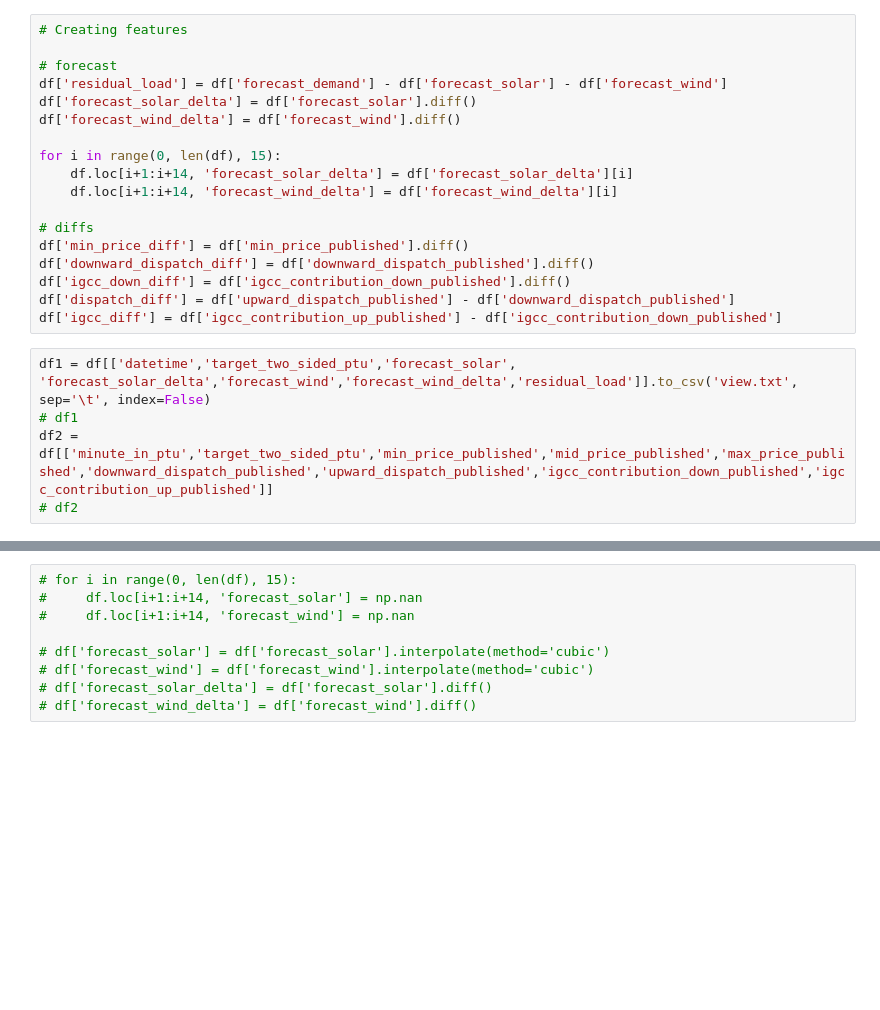
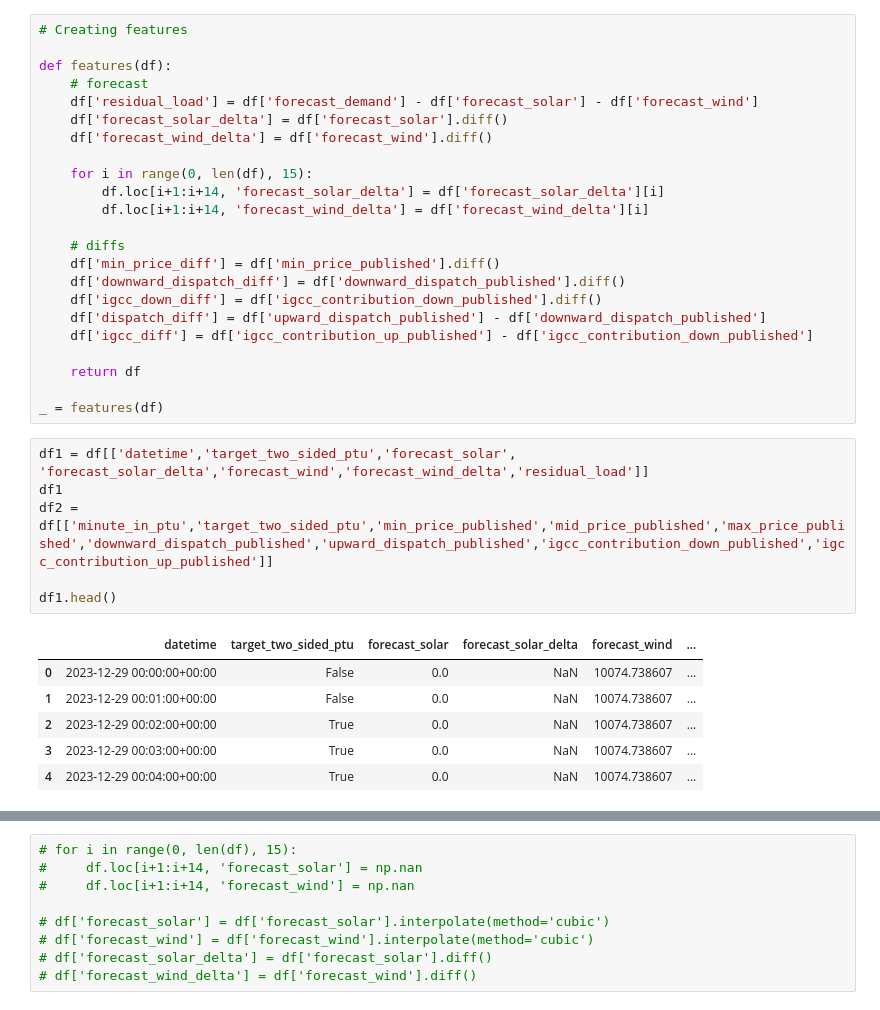
Before and after one commit to SmallNub/tweedejaars_project, a Jupyter notebook: notebooks/feature_engineering.ipynb, the cells around one changed output, grey strips where cells are left out. Saved outputs shown, nothing was run; the diff lists cells and outputs as text; blank space fills up the shorter version.

```diff
--- a/notebooks/feature_engineering.ipynb
+++ b/notebooks/feature_engineering.ipynb
@@ -35,26 +36,39 @@ Index(['datetime', 'import_capacity', 'upward_dispatch_published',
 # %%
 # Creating features
 
-# forecast
-df['residual_load'] = df['forecast_demand'] - df['forecast_solar'] - df['forecast_wind']
-df['forecast_solar_delta'] = df['forecast_solar'].diff()
-df['forecast_wind_delta'] = df['forecast_wind'].diff()
+def features(df):
+    # forecast
+    df['residual_load'] = df['forecast_demand'] - df['forecast_solar'] - df['forecast_wind']
+    df['forecast_solar_delta'] = df['forecast_solar'].diff()
+    df['forecast_wind_delta'] = df['forecast_wind'].diff()
 
-for i in range(0, len(df), 15):
-    df.loc[i+1:i+14, 'forecast_solar_delta'] = df['forecast_solar_delta'][i]
-    df.loc[i+1:i+14, 'forecast_wind_delta'] = df['forecast_wind_delta'][i]
+    for i in range(0, len(df), 15):
+        df.loc[i+1:i+14, 'forecast_solar_delta'] = df['forecast_solar_delta'][i]
+        df.loc[i+1:i+14, 'forecast_wind_delta'] = df['forecast_wind_delta'][i]
 
-# diffs
-df['min_price_diff'] = df['min_price_published'].diff()
-df['downward_dispatch_diff'] = df['downward_dispatch_published'].diff()
-df['igcc_down_diff'] = df['igcc_contribution_down_published'].diff()
-df['dispatch_diff'] = df['upward_dispatch_published'] - df['downward_dispatch_published']
-df['igcc_diff'] = df['igcc_contribution_up_published'] - df['igcc_contribution_down_published']
+    # diffs
+    df['min_price_diff'] = df['min_price_published'].diff()
+    df['downward_dispatch_diff'] = df['downward_dispatch_published'].diff()
+    df['igcc_down_diff'] = df['igcc_contribution_down_published'].diff()
+    df['dispatch_diff'] = df['upward_dispatch_published'] - df['downward_dispatch_published']
+    df['igcc_diff'] = df['igcc_contribution_up_published'] - df['igcc_contribution_down_published']
+
+    return df
+
+_ = features(df)
 # %%
-df1 = df[['datetime','target_two_sided_ptu','forecast_solar', 'forecast_solar_delta','forecast_wind','forecast_wind_delta','residual_load']].to_csv('view.txt', sep='\t', index=False)
-# df1
+df1 = df[['datetime','target_two_sided_ptu','forecast_solar', 'forecast_solar_delta','forecast_wind','forecast_wind_delta','residual_load']]
+df1
 df2 = df[['minute_in_ptu','target_two_sided_ptu','min_price_published','mid_price_published','max_price_published','downward_dispatch_published','upward_dispatch_published','igcc_contribution_down_published','igcc_contribution_up_published']]
-# df2
+
+df1.head()
+# %% [output]
+|  | datetime | target_two_sided_ptu | forecast_solar | forecast_solar_delta | forecast_wind | ... |
+| 0 | 2023-12-29 00:00:00+00:00 | False | 0.0 | NaN | 10074.738607 | ... |
+| 1 | 2023-12-29 00:01:00+00:00 | False | 0.0 | NaN | 10074.738607 | ... |
+| 2 | 2023-12-29 00:02:00+00:00 | True | 0.0 | NaN | 10074.738607 | ... |
+| 3 | 2023-12-29 00:03:00+00:00 | True | 0.0 | NaN | 10074.738607 | ... |
+| 4 | 2023-12-29 00:04:00+00:00 | True | 0.0 | NaN | 10074.738607 | ... |
 # %%
 correlation_matrix = df.corr()
 plt.figure(figsize=(8, 6))
```
Also changed, not shown: parts of 3 cells of this notebook, 1 other file.
